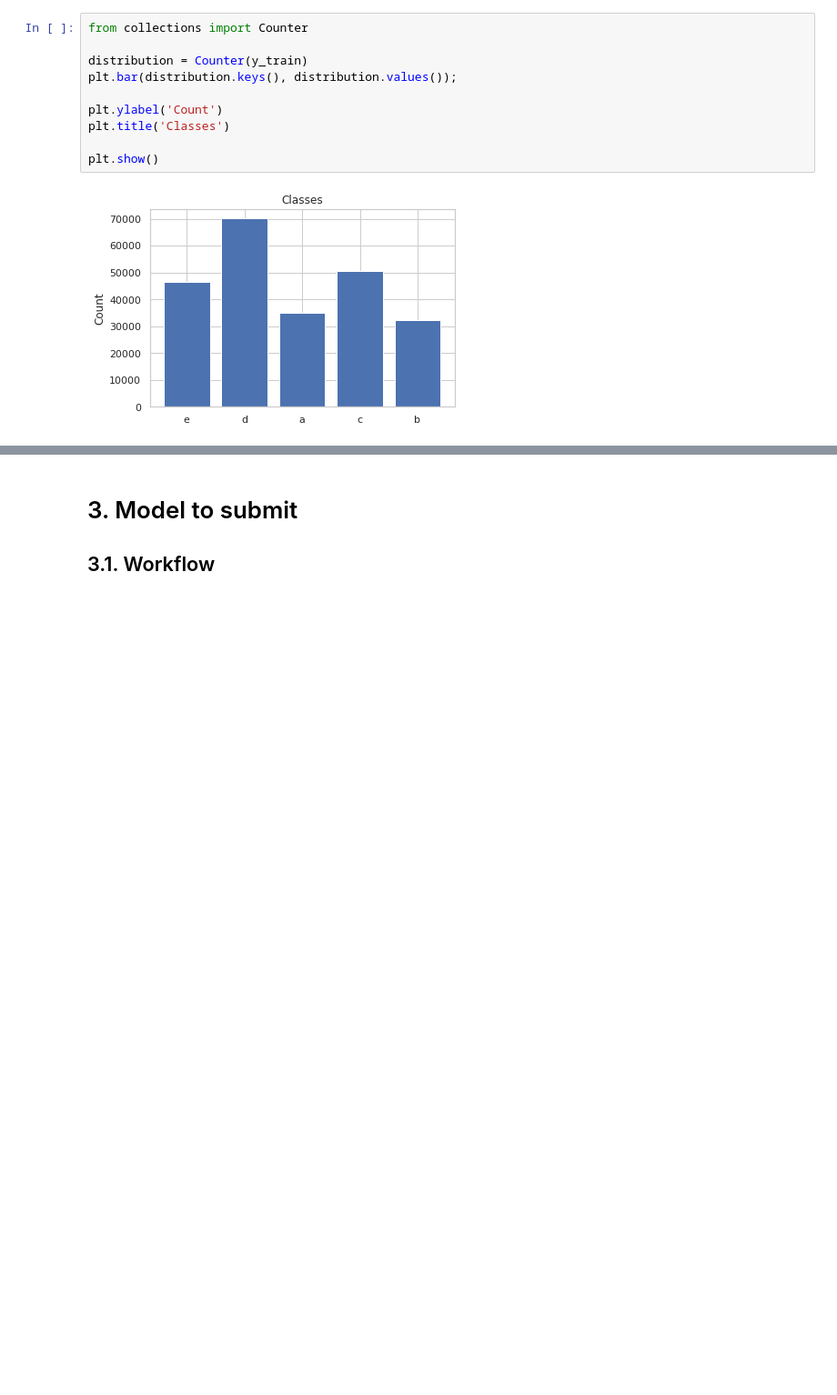
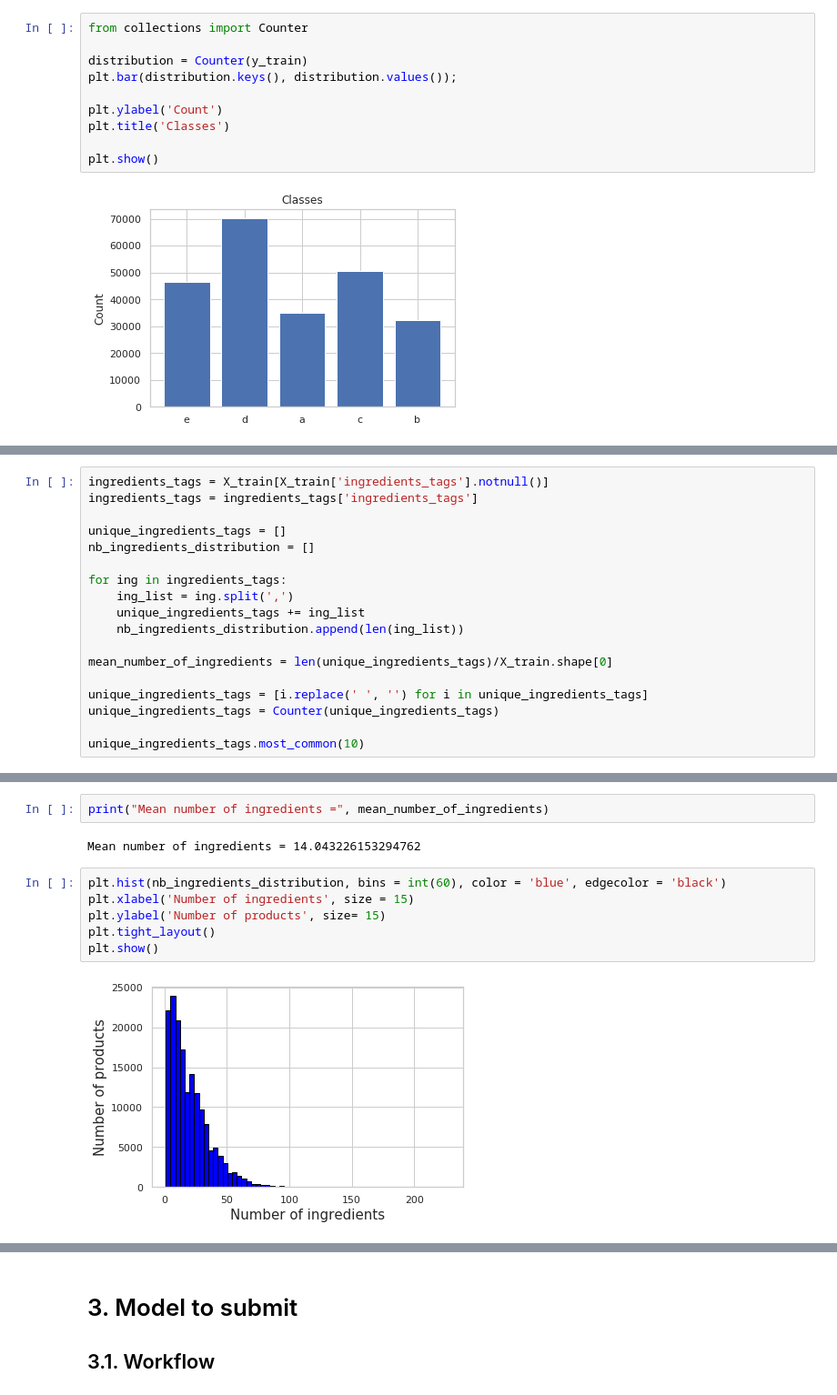
Before and after one commit to k3nz0/nutriscore-prediction, a Jupyter notebook: nutriscore_prediction.ipynb, the cells around one changed output, grey strips where cells are left out. Shown: that part at 91% size. Cells and saved outputs as stored; diff of their text form; blank space fills up the shorter version.

```diff
--- a/nutriscore_prediction.ipynb
+++ b/nutriscore_prediction.ipynb
@@ -134,0 +139,18 @@ plt.show()
+# %%
+ingredients_tags = X_train[X_train['ingredients_tags'].notnull()]
+ingredients_tags = ingredients_tags['ingredients_tags']
+
+unique_ingredients_tags = []
+nb_ingredients_distribution = []
+
+for ing in ingredients_tags:
+    ing_list = ing.split(',')
+    unique_ingredients_tags += ing_list
+    nb_ingredients_distribution.append(len(ing_list))
+
+mean_number_of_ingredients = len(unique_ingredients_tags)/X_train.shape[0]
+
+unique_ingredients_tags = [i.replace(' ', '') for i in unique_ingredients_tags]
+unique_ingredients_tags = Counter(unique_ingredients_tags)
+
+unique_ingredients_tags.most_common(10)
@@ -134,0 +168,12 @@ plt.show()
+# %%
+print("Mean number of ingredients =", mean_number_of_ingredients)
+# %% [output]
+Mean number of ingredients = 14.043226153294762
+# %%
+plt.hist(nb_ingredients_distribution, bins = int(60), color = 'blue', edgecolor = 'black')
+plt.xlabel('Number of ingredients', size = 15)
+plt.ylabel('Number of products', size= 15)
+plt.tight_layout()
+plt.show()
+# %% [output]
+[figure, added]
```
Also changed, not shown: parts of 6 cells of this notebook.
